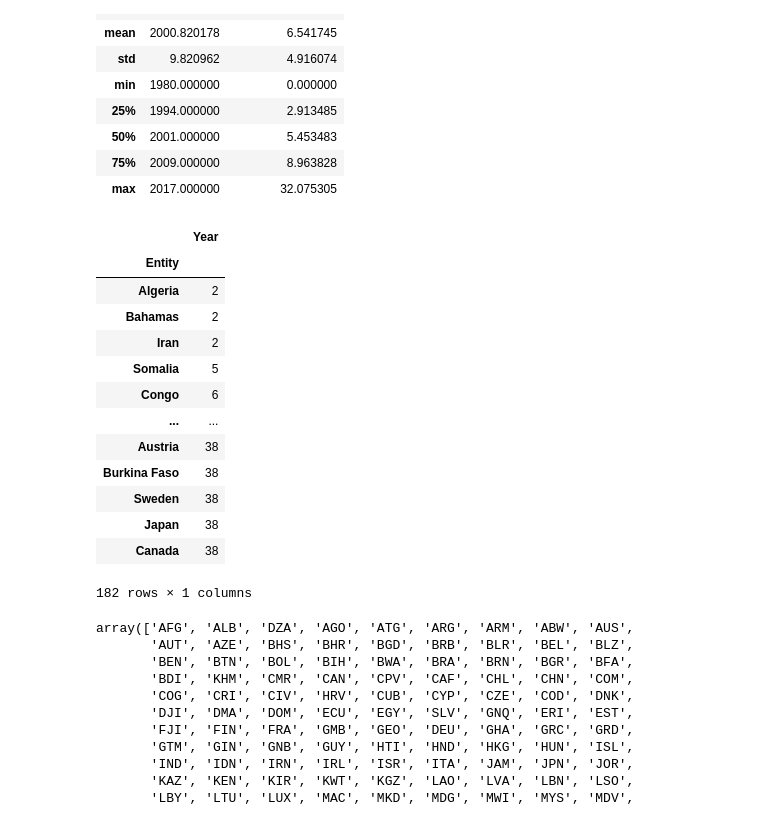
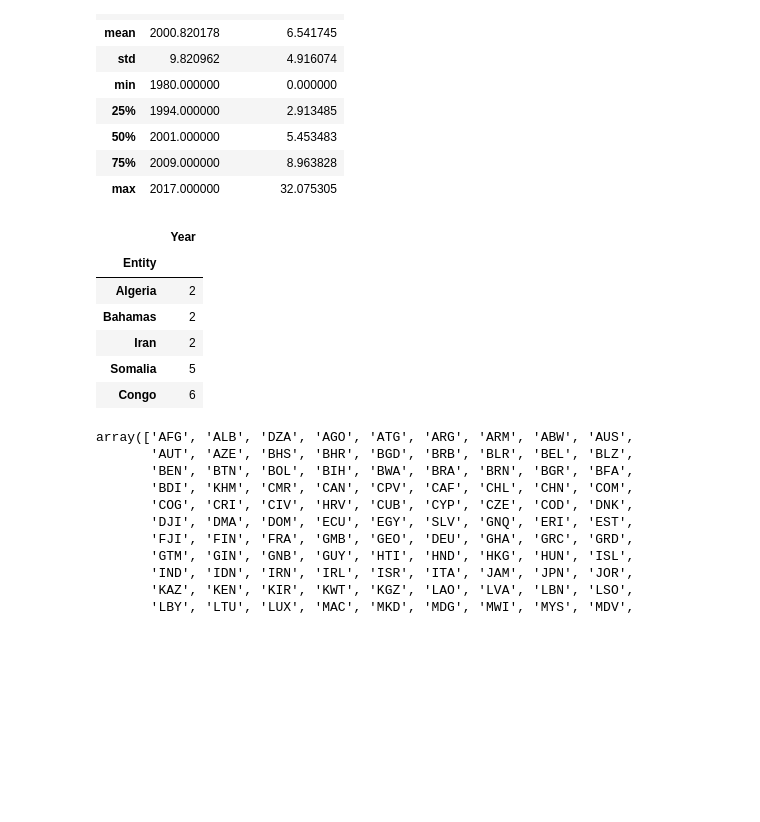
Before and after one commit to dray89/Python, a Jupyter notebook: Data Project/OLS_Regression.ipynb, the cells around one changed output. Cells and saved outputs as stored; diff of their text form; code cells hidden in the pictures; blank space fills up the shorter version.

```diff
--- a/Data Project/OLS_Regression.ipynb
+++ b/Data Project/OLS_Regression.ipynb
@@ -132,22 +135,15 @@ merged.describe()
 | max | 2017.000000 | 32.075305 |
 # %%
 #Unbalanced Panel Data
-merged[['Entity', 'Year']].groupby('Entity').count().sort_values(by='Year')
+merged[['Entity', 'Year']].groupby('Entity').count().sort_values(by='Year').head()
 # %% [output]
 |  | Year |
 | Entity |  |
 | Algeria | 2 |
 | Bahamas | 2 |
 | Iran | 2 |
 | Somalia | 5 |
 | Congo | 6 |
-| ... | ... |
-| Austria | 38 |
-| Burkina Faso | 38 |
-| Sweden | 38 |
-| Japan | 38 |
-| Canada | 38 |
-182 rows × 1 columns
 # %%
 merged['Code'].unique()
 # %% [output]
```
Also changed, not shown: parts of 21 cells of this notebook, 1 other file.
